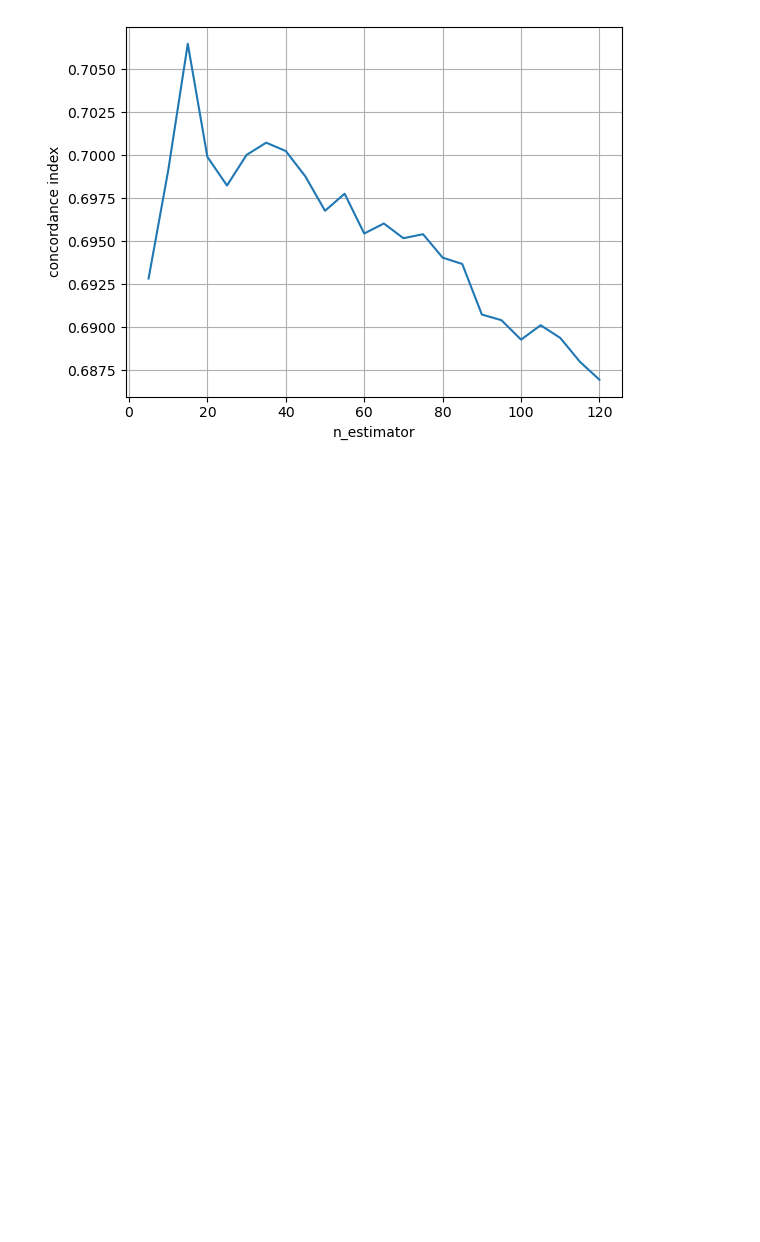
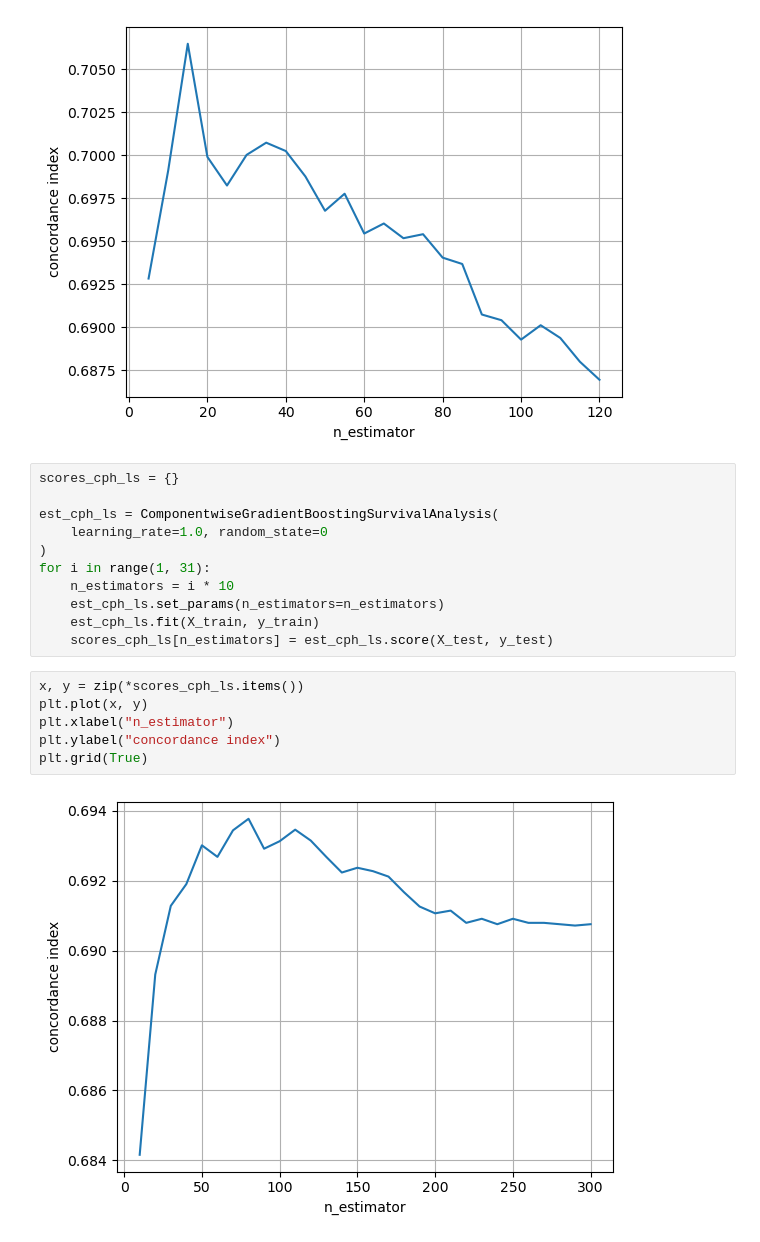
Before and after one commit to Stebunova/Metabric, a Jupyter notebook: Metabric_RSF.ipynb, the cells around one changed output. Saved outputs shown, nothing was run; the diff lists cells and outputs as text; blank space fills up the shorter version.

```diff
--- a/Metabric_RSF.ipynb
+++ b/Metabric_RSF.ipynb
@@ -229,3 +229,22 @@ plt.ylabel("concordance index")
 plt.grid(True)
 # %% [output]
 [figure]
+# %%
+scores_cph_ls = {}
+
+est_cph_ls = ComponentwiseGradientBoostingSurvivalAnalysis(
+    learning_rate=1.0, random_state=0
+)
+for i in range(1, 31):
+    n_estimators = i * 10
+    est_cph_ls.set_params(n_estimators=n_estimators)
+    est_cph_ls.fit(X_train, y_train)
+    scores_cph_ls[n_estimators] = est_cph_ls.score(X_test, y_test)
+# %%
+x, y = zip(*scores_cph_ls.items())
+plt.plot(x, y)
+plt.xlabel("n_estimator")
+plt.ylabel("concordance index")
+plt.grid(True)
+# %% [output]
+[figure, added]
```
Also changed, not shown: parts of 6 cells of this notebook.
